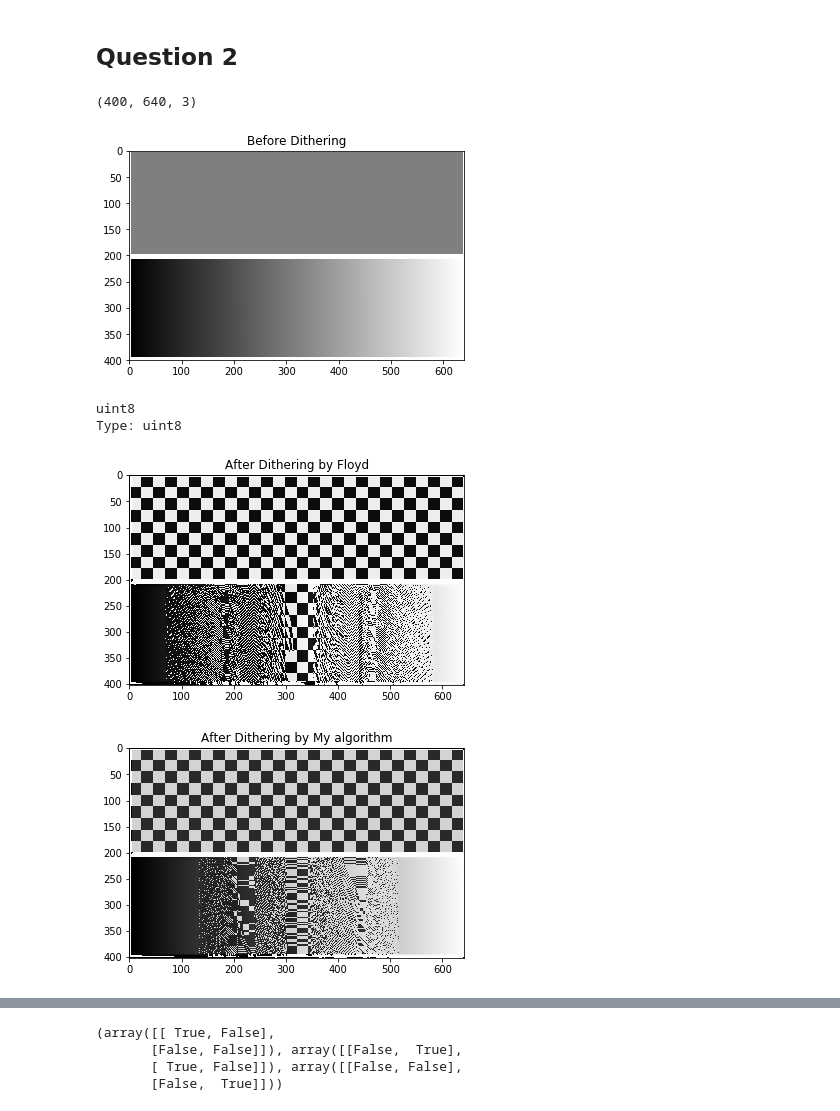
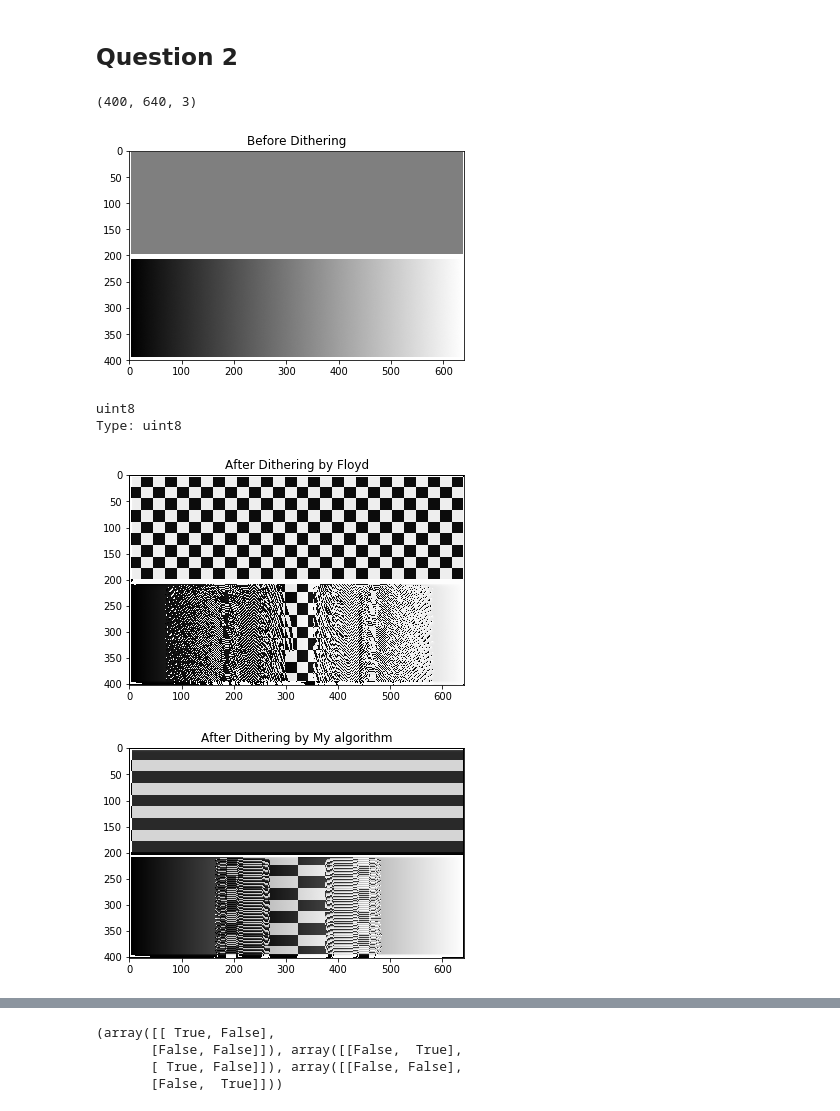
Before and after one commit to saisk8/Color-Image-Processing, a Jupyter notebook: Assignment-2/Assignment-2.ipynb, the cells around one changed output, grey strips where cells are left out. Drawn from its saved outputs; the diff is of its cells as text; code cells hidden in the pictures.

```diff
--- a/Assignment-2/Assignment-2.ipynb
+++ b/Assignment-2/Assignment-2.ipynb
@@ -3,0 +53,3 @@ By K. Sai Somanath, 18MCMT28, M.Tech, CS.
+# %%
+image = cv2.imread('Images/fall-colours.jpg')
+color_dithering(image)
@@ -19,10 +69,8 @@ def my_dithering(in_image):
                     new_pixel = 255 * math.floor(old_pixel / 128)
                     image[i][j][k] = new_pixel
                     error = old_pixel - new_pixel
-                    image[i + 1][j    ][k] = image[i + 1][j    ][k] + error * 1 / 5
-                    image[i - 1][j + 1][k] = image[i - 1][j + 1][k] + error * 2 / 5
-                    image[i    ][j + 1][k] = image[i    ][j + 1][k] + error * 1 / 5
-                    image[i + 1][j + 1][k] = image[i + 1][j + 1][k] + error * 1 / 5
+                    image[i + 1][j    ][k] = image[i + 1][j    ][k] + error * (5 / 10.)
+                    image[i - 1][j + 1][k] = image[i - 1][j + 1][k] + error * (5 / 10.)
     return image
 # %%
 def floyd_dithering(in_image):
@@ -44,21 +92,24 @@ def floyd_dithering(in_image):
 # %%
 image = cv2.imread('Images/ed-eg.png')
 print(image.shape)
 plt.imshow(cv2.cvtColor(image, cv2.COLOR_BGR2RGB))
 plt.title('Before Dithering')
 plt.show()
 img = floyd_dithering(cv2.cvtColor(image, cv2.COLOR_BGR2RGB))
 print('Type:', img.dtype)
 plt.imshow(img, cmap="gray")
+cv2.imwrite('Floyd.jpg', img)
 plt.title('After Dithering by Floyd')
 plt.show()
-plt.imshow(my_dithering(cv2.cvtColor(image, cv2.COLOR_BGR2RGB)))
+my_img = my_dithering(cv2.cvtColor(image, cv2.COLOR_BGR2RGB))
+cv2.imwrite('My.jpg', my_img)
+plt.imshow(my_img)
 plt.title('After Dithering by My algorithm')
 plt.show()
 # %% [output]
 (400, 640, 3)
 [figure]
 uint8
 Type: uint8
 [figure]
-[figure, old version]
+[figure, new version]
```
Also changed, not shown: parts of 12 cells of this notebook, 6 other files.
